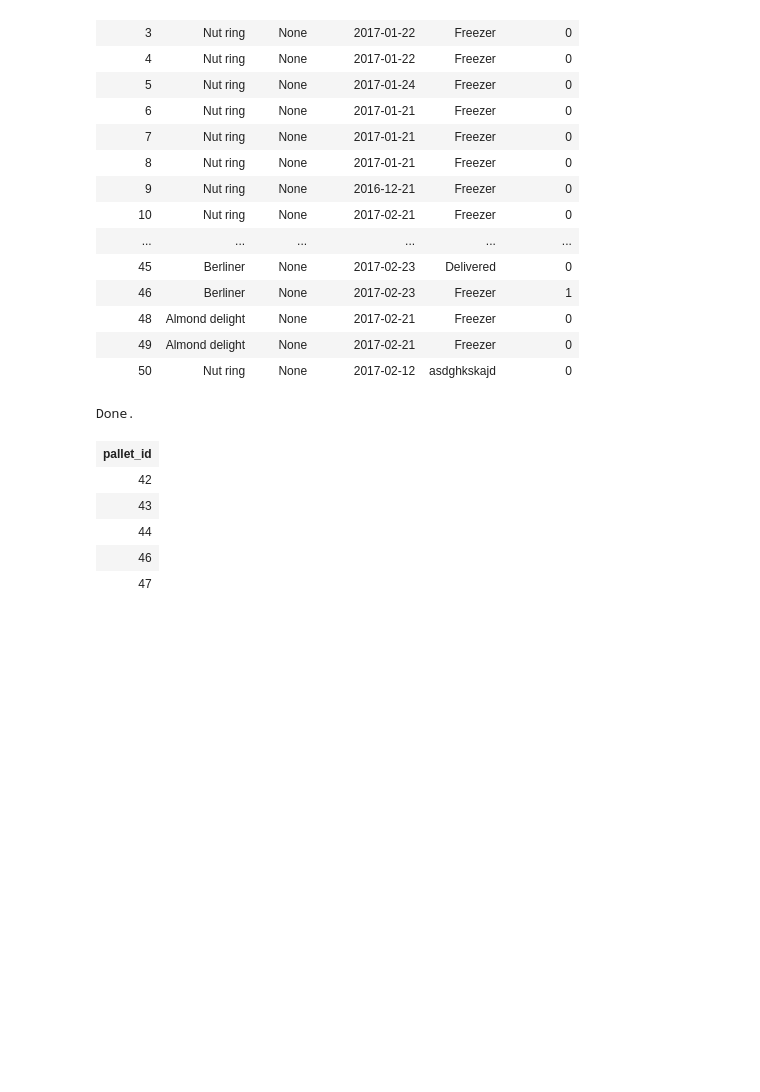
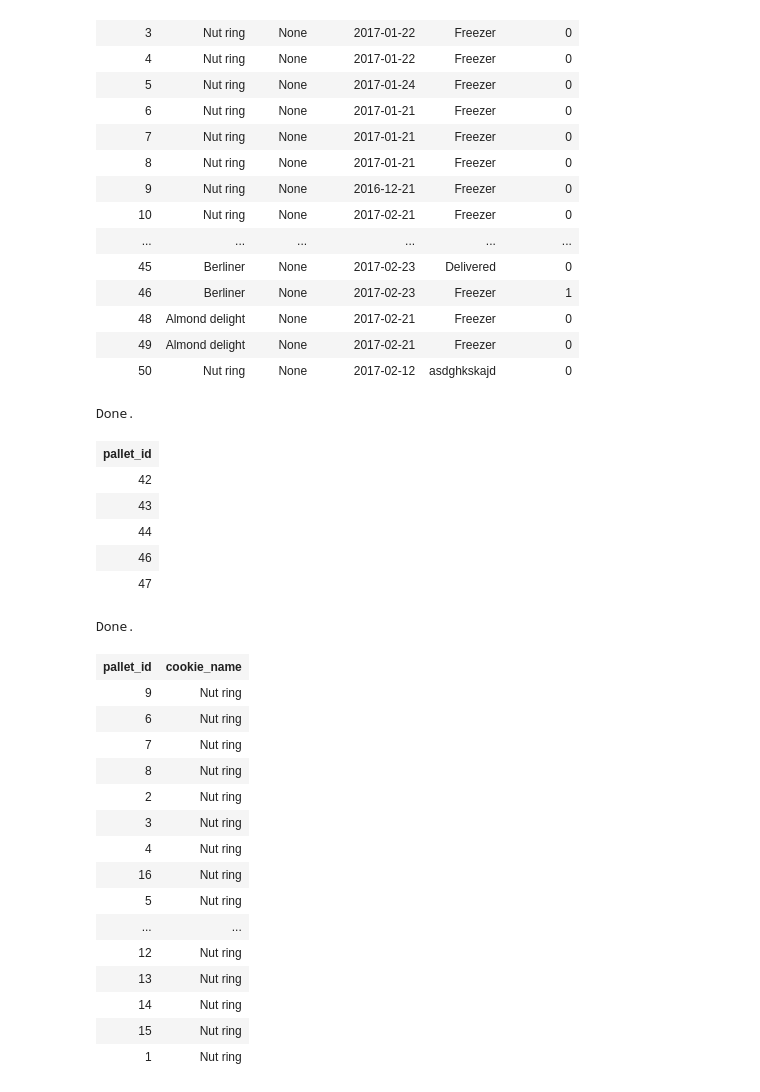
Before and after one commit to jysing/Krusty_Kookies, a Jupyter notebook: Notebook_SQL.ipynb, the cells around one changed output. Saved outputs shown, nothing was run; the diff lists cells and outputs as text; code cells hidden in the pictures; blank space fills up the shorter version.

Commit message:
load done

```diff
--- a/Notebook_SQL.ipynb
+++ b/Notebook_SQL.ipynb
@@ -350,3 +353,28 @@ Done.
 | 44 |
 | 46 |
 | 47 |
+# %%
+%%sql
+-- Show all pallets --
+SELECT pallet_id, cookie_name
+FROM Pallet
+WHERE cookie_name = 'Nut ring'
+ORDER BY production_date;
+# %% [output]
+Done.
+| pallet_id | cookie_name |
+| 9 | Nut ring |
+| 6 | Nut ring |
+| 7 | Nut ring |
+| 8 | Nut ring |
+| 2 | Nut ring |
+| 3 | Nut ring |
+| 4 | Nut ring |
+| 16 | Nut ring |
+| 5 | Nut ring |
+| ... | ... |
+| 12 | Nut ring |
+| 13 | Nut ring |
+| 14 | Nut ring |
+| 15 | Nut ring |
+| 1 | Nut ring |
```
Also changed, not shown: parts of 1 cell of this notebook, 3 other files.
